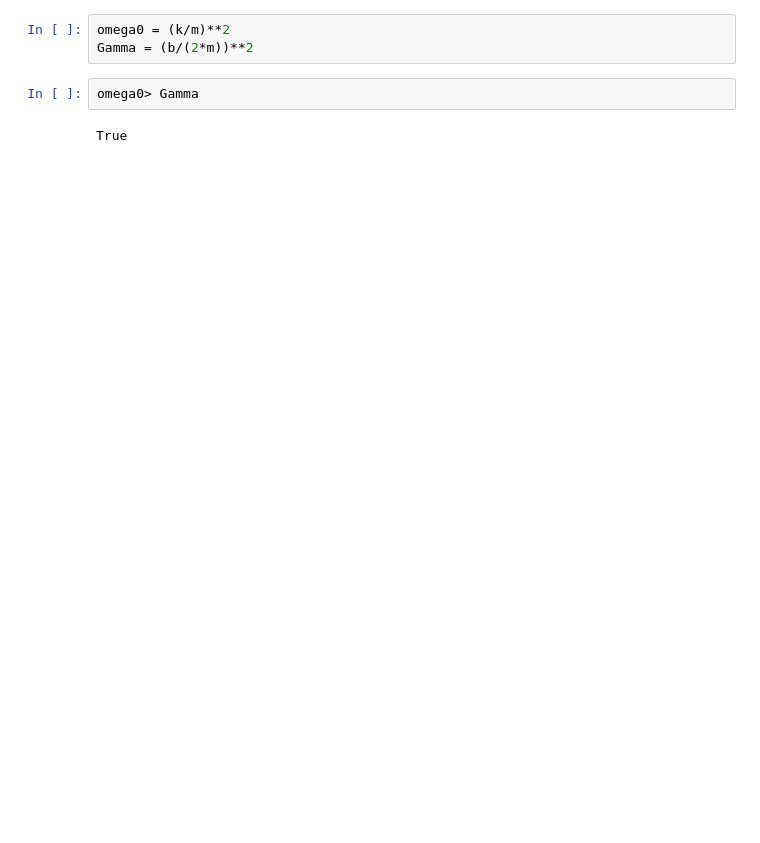
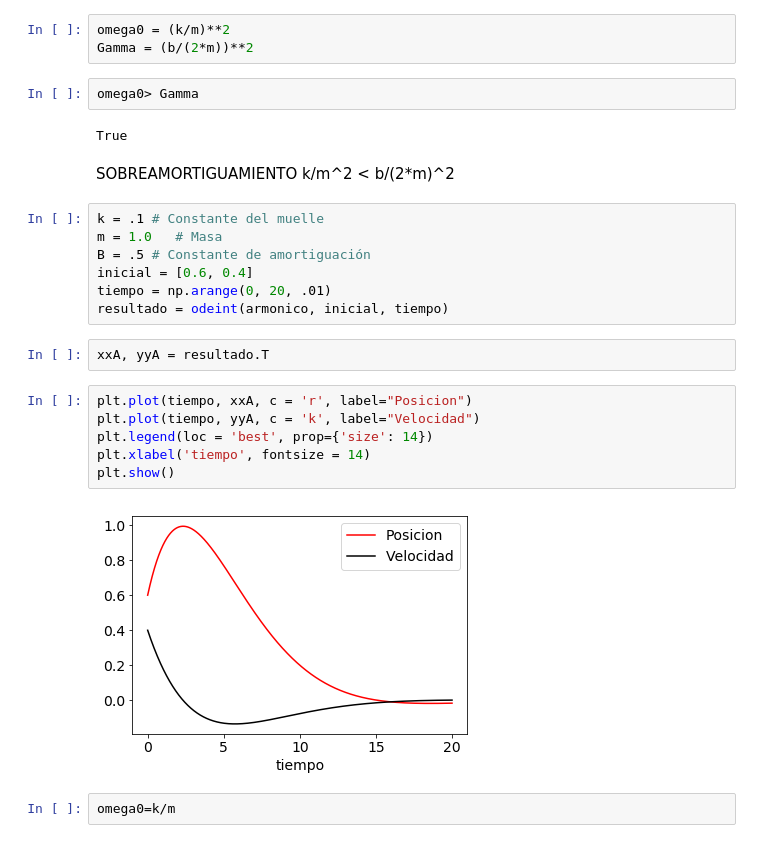
Before and after one commit to ramirezdiana/SimulacionMatematica2017, a Jupyter notebook: Clase5_OsciladorAmortiguado.ipynb, the cells around one changed output. Drawn from its saved outputs; the diff is of its cells as text; blank space fills up the shorter version.

```diff
--- a/Clase5_OsciladorAmortiguado.ipynb
+++ b/Clase5_OsciladorAmortiguado.ipynb
@@ -61,3 +59,24 @@ Gamma = (b/(2*m))**2
 omega0> Gamma
 # %% [output]
 True
+# %% [markdown]
+SOBREAMORTIGUAMIENTO k/m^2 < b/(2*m)^2
+# %%
+k = .1 # Constante del muelle
+m = 1.0   # Masa
+B = .5 # Constante de amortiguación
+inicial = [0.6, 0.4]
+tiempo = np.arange(0, 20, .01)
+resultado = odeint(armonico, inicial, tiempo)
+# %%
+xxA, yyA = resultado.T
+# %%
+plt.plot(tiempo, xxA, c = 'r', label="Posicion")
+plt.plot(tiempo, yyA, c = 'k', label="Velocidad")
+plt.legend(loc = 'best', prop={'size': 14})
+plt.xlabel('tiempo', fontsize = 14)
+plt.show()
+# %% [output]
+[figure, added]
+# %%
+omega0=k/m
```
Also changed, not shown: parts of 8 cells of this notebook.
